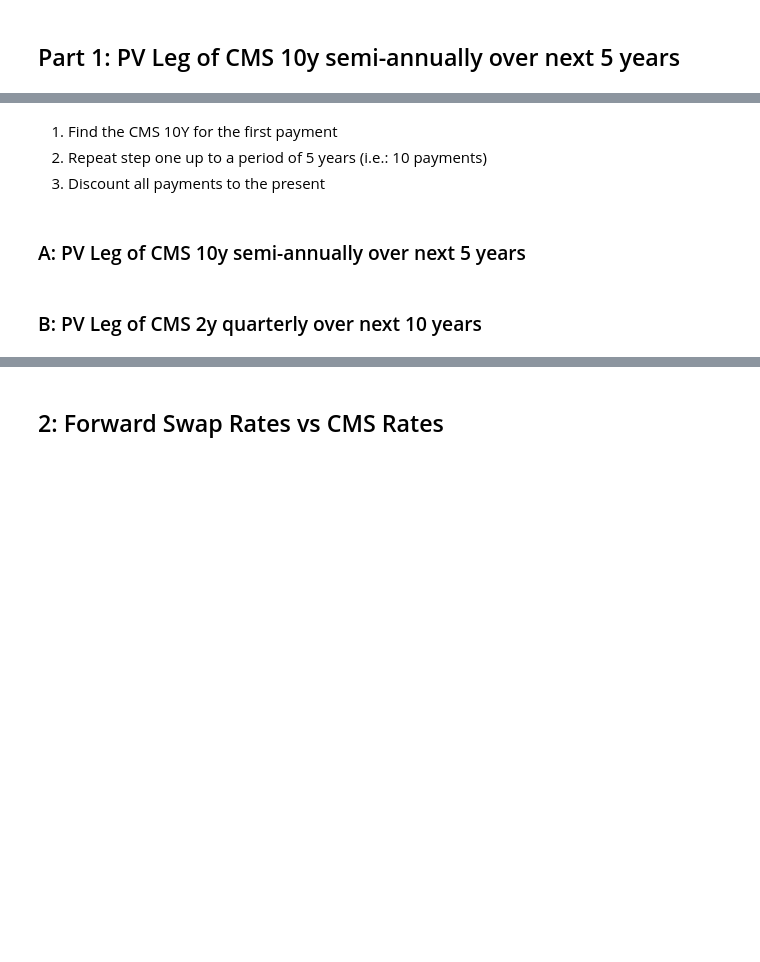
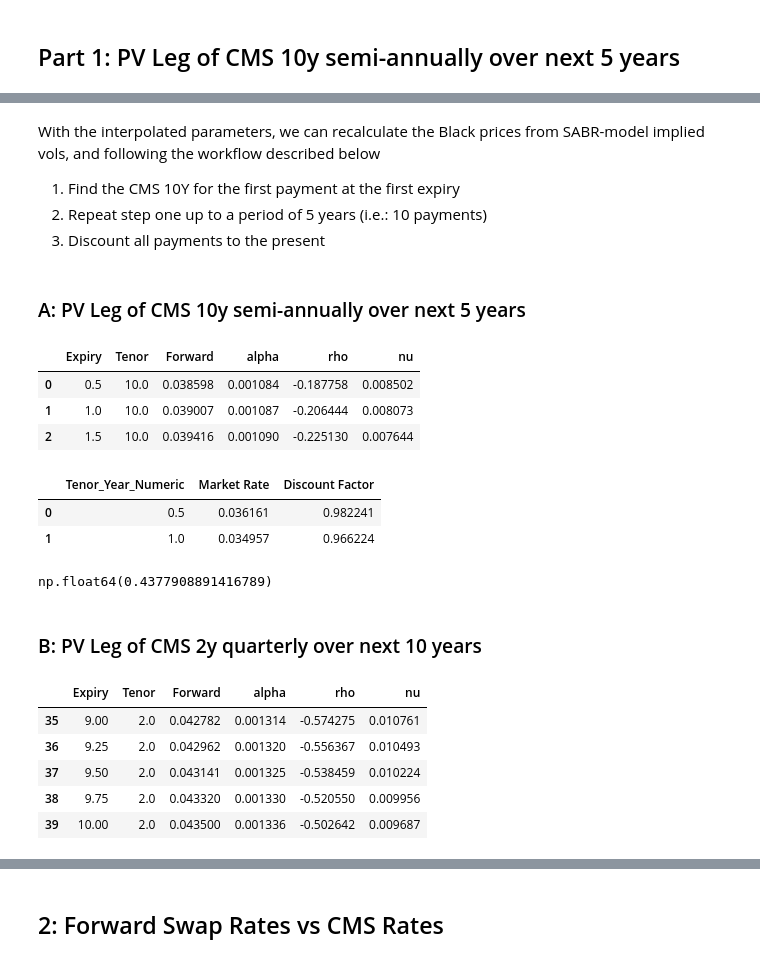
Before and after one commit to Gregtwl/QF605_Assignment, a Jupyter notebook: Answer_Deck_Part3.ipynb, the cells around one changed output, grey strips where cells are left out. Drawn from its saved outputs; the diff is of its cells as text; code cells hidden in the pictures; blank space fills up the shorter version.

```diff
--- a/Answer_Deck_Part3.ipynb
+++ b/Answer_Deck_Part3.ipynb
@@ -569 +569,12 @@ $$
 $$
+# %%
+def interpolate_sabr_parameters(sabr_calibration_results, expiry_series, multiple):
+
+    sabr_calibration_results.index = np.asarray(expiry_series)
+
+    sabr_calibration_results = sabr_calibration_results.reindex(np.arange(0+multiple, expiry_series.max()+multiple, multiple))
+    sabr_calibration_results = sabr_calibration_results.interpolate(method='index').reset_index(drop = True)
+    # sabr_calibration_results.iloc[0, :] = sabr_calibration_results.iloc[1,:] - (sabr_calibration_results.iloc[2,:] - sabr_calibration_results.iloc[1,:])
+    sabr_calibration_results = sabr_calibration_results.interpolate(method='slinear', fill_value = 'extrapolate', limit_direction='backward')
+
+    return sabr_calibration_results
@@ -572,6 +653,27 @@ $$
 # %% [markdown]
-1. Find the CMS 10Y for the first payment
+With the interpolated parameters, we can recalculate the Black prices from SABR-model implied vols, and following the workflow described below
+
+1. Find the CMS 10Y for the first payment at the first expiry
 2. Repeat step one up to a period of 5 years (i.e.: 10 payments)
 3. Discount all payments to the present
 # %% [markdown]
 ### A: PV Leg of CMS 10y semi-annually over next 5 years
+# %%
+sabr_calibration_results_10y = sabr_calibration_results.loc[(sabr_calibration_results['Tenor'] == 10) & (sabr_calibration_results['Expiry'] <= 5.0)].reset_index(drop = True)
+sabr_calibration_results_10y = interpolate_sabr_parameters(sabr_calibration_results_10y, sabr_calibration_results_10y['Expiry'], 0.5)
+
+sabr_calibration_results_10y.head(3)
+# %% [output]
+|  | Expiry | Tenor | Forward | alpha | rho | nu |
+| 0 | 0.5 | 10.0 | 0.038598 | 0.001084 | -0.187758 | 0.008502 |
+| 1 | 1.0 | 10.0 | 0.039007 | 0.001087 | -0.206444 | 0.008073 |
+| 2 | 1.5 | 10.0 | 0.039416 | 0.001090 | -0.225130 | 0.007644 |
+# %%
+ois_discounts = pd.read_csv("ois_sofr_discounted_factors.csv", index_col = 0)
+ois_discounts_semi_annual = ois_discounts.loc[ois_discounts['Tenor_Year_Numeric'] <= 5.0]
+
+ois_discounts_semi_annual.head(2)
+# %% [output]
+|  | Tenor_Year_Numeric | Market Rate | Discount Factor |
+| 0 | 0.5 | 0.036161 | 0.982241 |
+| 1 | 1.0 | 0.034957 | 0.966224 |
@@ -578,2 +688,18 @@ $$
+# %%
+df_cms_10y['CMS PV'].sum()
+# %% [output]
+np.float64(0.4377908891416789)
 # %% [markdown]
 ### B: PV Leg of CMS 2y quarterly over next 10 years
+# %%
+sabr_calibration_results_2y = sabr_calibration_results.loc[(sabr_calibration_results['Tenor'] == 2) & (sabr_calibration_results['Expiry'] <= 10.0)].reset_index(drop = True)
+sabr_calibration_results_2y = sabr_calibration_results.loc[(sabr_calibration_results['Tenor'] == 2) & (sabr_calibration_results['Expiry'] <= 10.0)].reset_index(drop = True)
+sabr_calibration_results_2y = interpolate_sabr_parameters(sabr_calibration_results_2y, sabr_calibration_results_2y['Expiry'], 0.25)
+sabr_calibration_results_2y.tail()
+# %% [output]
+|  | Expiry | Tenor | Forward | alpha | rho | nu |
+| 35 | 9.00 | 2.0 | 0.042782 | 0.001314 | -0.574275 | 0.010761 |
+| 36 | 9.25 | 2.0 | 0.042962 | 0.001320 | -0.556367 | 0.010493 |
+| 37 | 9.50 | 2.0 | 0.043141 | 0.001325 | -0.538459 | 0.010224 |
+| 38 | 9.75 | 2.0 | 0.043320 | 0.001330 | -0.520550 | 0.009956 |
+| 39 | 10.00 | 2.0 | 0.043500 | 0.001336 | -0.502642 | 0.009687 |
```
Also changed, not shown: parts of 27 cells of this notebook.
